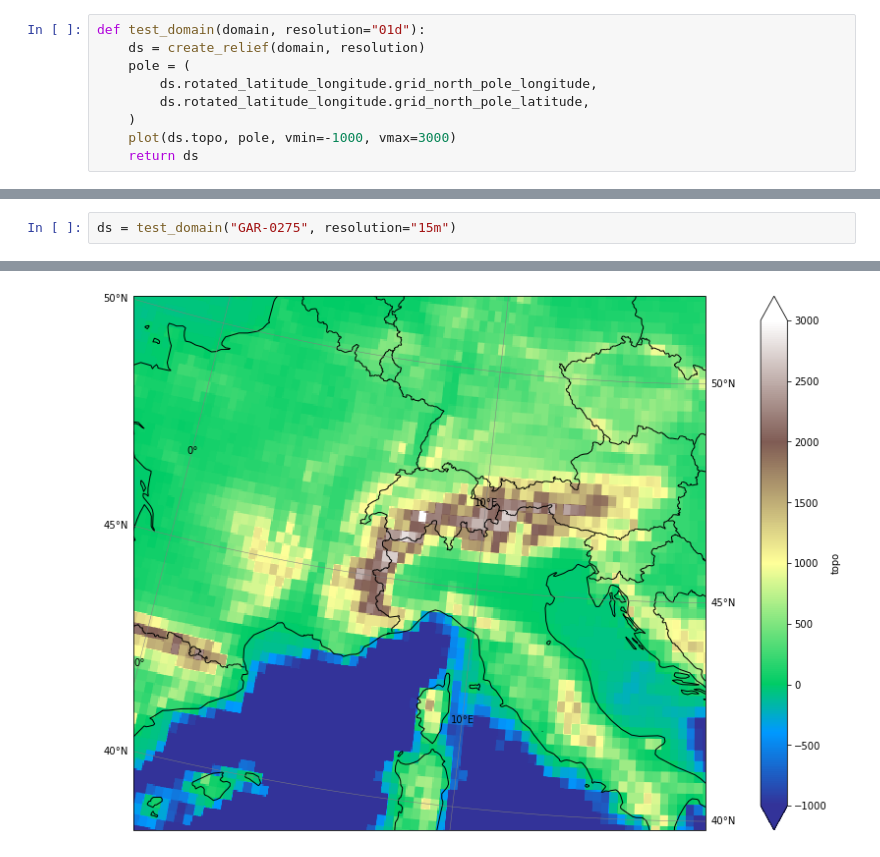
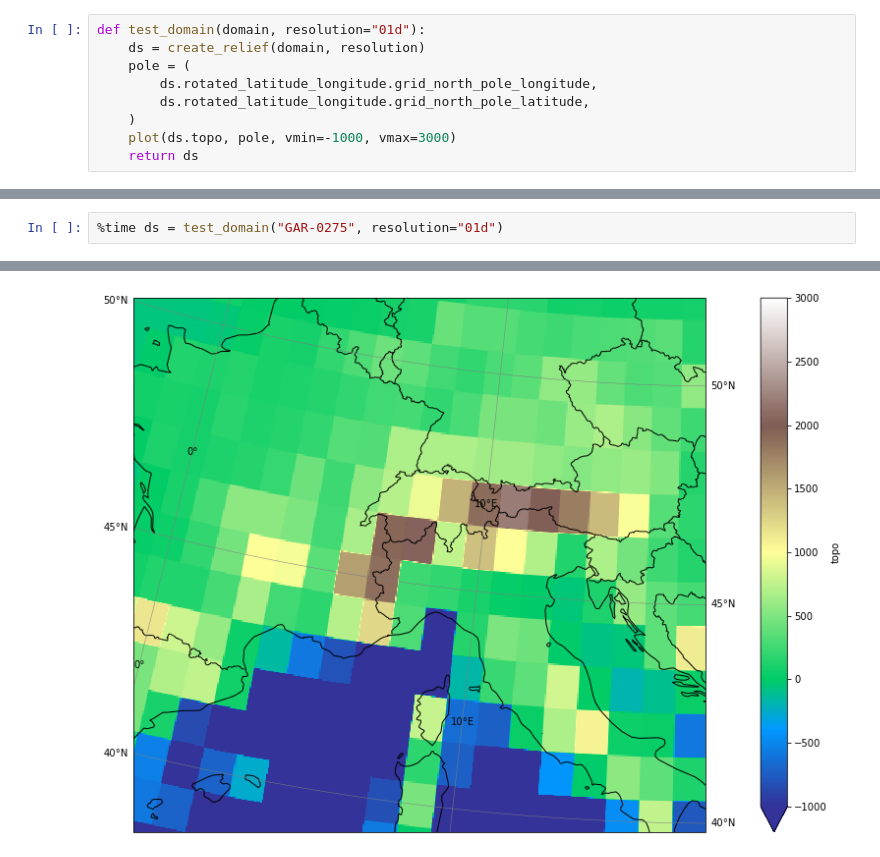
Before and after one commit to larsbuntemeyer/notebooks, a Jupyter notebook: pygmt-topo.ipynb, the cells around one changed output, grey strips where cells are left out. Saved outputs shown, nothing was run; the diff lists cells and outputs as text.

```diff
--- a/pygmt-topo.ipynb
+++ b/pygmt-topo.ipynb
@@ -72,6 +74,6 @@ grdcut [WARNING]: n reset from 72.584999476 to 72.75
 [figure]
 # %%
-ds = test_domain("GAR-0275", resolution="15m")
+%time ds = test_domain("GAR-0275", resolution="01d")
 # %% [output]
 pygmt-session [WARNING]: Remote dataset given to a data processing module but no registration was specified - default to gridline registration (if available)
 grdcut [WARNING]: (w - x_min) must equal (NX + eps) * x_inc), where NX is an integer and |eps| <= 0.0001.
@@ -85,2 +89,2 @@ grdcut [WARNING]: n reset from 51.9990401075 to 52
-[figure, old version]
+[figure, new version]
 # %%
```
Also changed, not shown: parts of 6 cells of this notebook.
